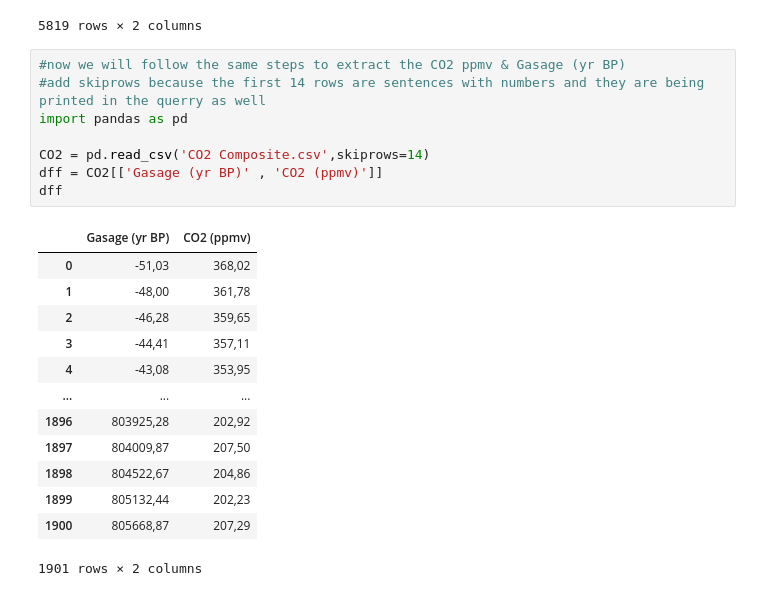
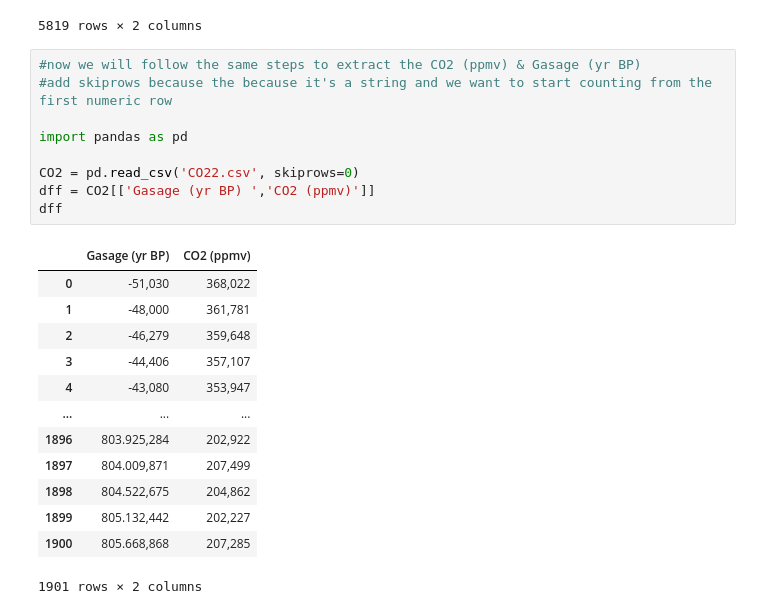
Before and after one commit to yimak/Programming_for_DA_project_2, a Jupyter notebook: project.ipynb, the cells around one changed output. Saved outputs shown, nothing was run; the diff lists cells and outputs as text.

```diff
--- a/project.ipynb
+++ b/project.ipynb
@@ -40,24 +40,25 @@ df
 | 5819 | 211,4 | 821838 |
 5819 rows × 2 columns
 # %%
-#now we will follow the same steps to extract the CO2 ppmv & Gasage (yr BP)
-#add skiprows because the first 14 rows are sentences with numbers and they are being printed in the querry as well
+#now we will follow the same steps to extract the CO2 (ppmv) & Gasage (yr BP)
+#add skiprows because the because it's a string and we want to start counting from the first numeric row
+
 import pandas as pd
 
-CO2 = pd.read_csv('CO2 Composite.csv',skiprows=14)
-dff = CO2[['Gasage (yr BP)' , 'CO2 (ppmv)']]
+CO2 = pd.read_csv('CO22.csv', skiprows=0)
+dff = CO2[['Gasage (yr BP) ','CO2 (ppmv)']]
 dff
 # %% [output]
 |  | Gasage (yr BP) | CO2 (ppmv) |
-| 0 | -51,03 | 368,02 |
-| 1 | -48,00 | 361,78 |
-| 2 | -46,28 | 359,65 |
-| 3 | -44,41 | 357,11 |
-| 4 | -43,08 | 353,95 |
+| 0 | -51,030 | 368,022 |
+| 1 | -48,000 | 361,781 |
+| 2 | -46,279 | 359,648 |
+| 3 | -44,406 | 357,107 |
+| 4 | -43,080 | 353,947 |
 | ... | ... | ... |
-| 1896 | 803925,28 | 202,92 |
-| 1897 | 804009,87 | 207,50 |
-| 1898 | 804522,67 | 204,86 |
-| 1899 | 805132,44 | 202,23 |
-| 1900 | 805668,87 | 207,29 |
+| 1896 | 803.925,284 | 202,922 |
+| 1897 | 804.009,871 | 207,499 |
+| 1898 | 804.522,675 | 204,862 |
+| 1899 | 805.132,442 | 202,227 |
+| 1900 | 805.668,868 | 207,285 |
 1901 rows × 2 columns
```
Also changed, not shown: parts of 2 cells of this notebook, 5 other files.
